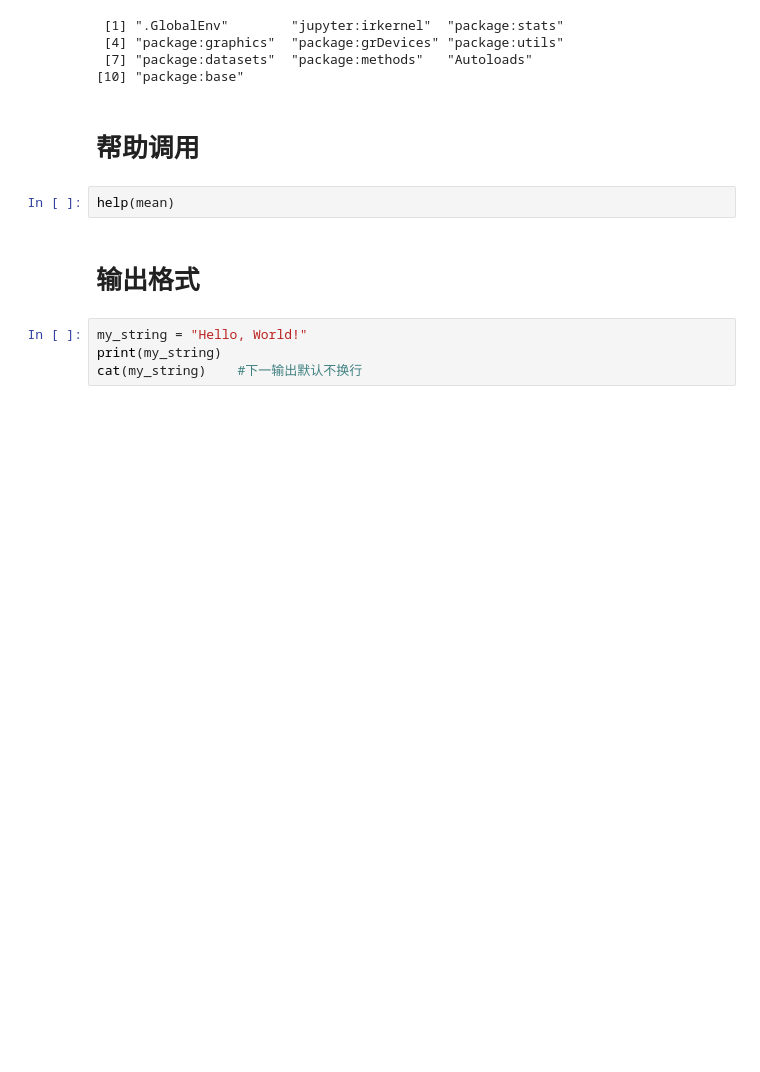
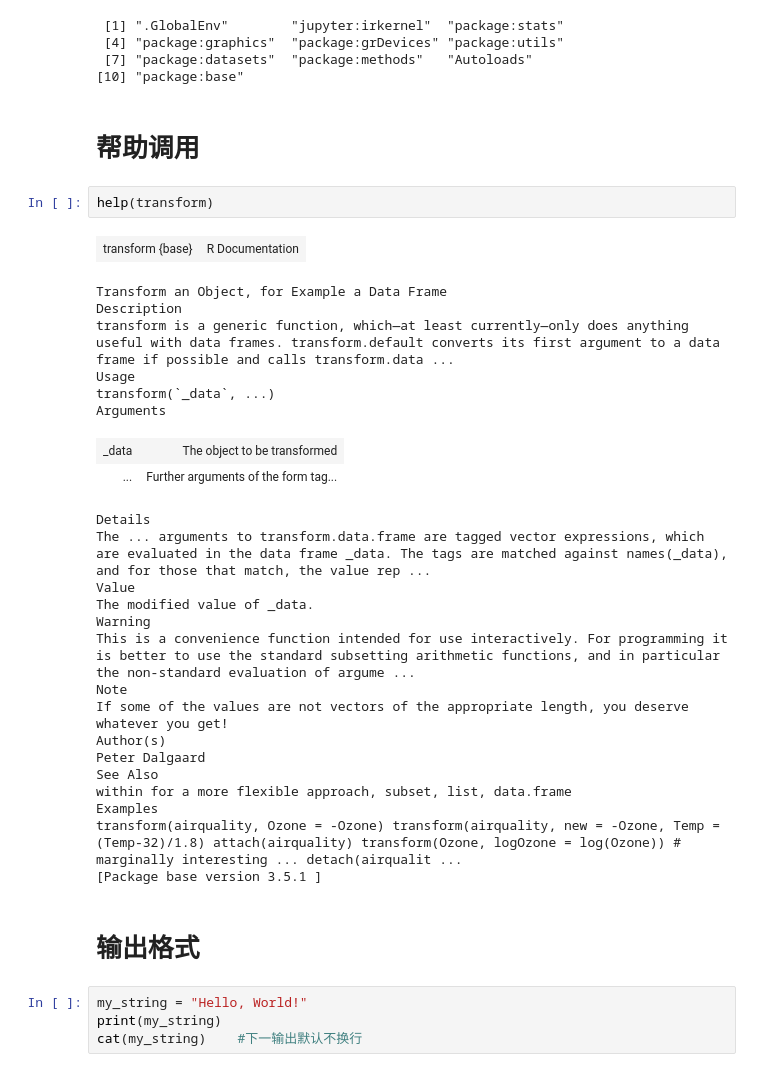
Before and after one commit to Sanningw/ML-and-DL, a Jupyter notebook: math/Statistics/R/Basics.ipynb, the cells around one changed output. Saved outputs shown, nothing was run; the diff lists cells and outputs as text; blank space fills up the shorter version.

```diff
--- a/math/Statistics/R/Basics.ipynb
+++ b/math/Statistics/R/Basics.ipynb
@@ -41,7 +41,32 @@ search()    #获取已加载包
 # %% [markdown]
 # 帮助调用
 # %%
-help(mean)
+help(transform)
+# %% [output]
+| transform {base} | R Documentation |
+Transform an Object, for Example a Data Frame
+Description
+transform is a generic function, which—at least currently—only does anything useful with data frames. transform.default converts its first argument to a data frame if possible and calls transform.data ...
+Usage
+transform(`_data`, ...)
+Arguments
+| _data | The object to be transformed |
+| ... | Further arguments of the form tag... |
+Details
+The ... arguments to transform.data.frame are tagged vector expressions, which are evaluated in the data frame _data. The tags are matched against names(_data), and for those that match, the value rep ...
+Value
+The modified value of _data.
+Warning
+This is a convenience function intended for use interactively. For programming it is better to use the standard subsetting arithmetic functions, and in particular the non-standard evaluation of argume ...
+Note
+If some of the values are not vectors of the appropriate length, you deserve whatever you get!
+Author(s)
+Peter Dalgaard
+See Also
+within for a more flexible approach, subset, list, data.frame
+Examples
+transform(airquality, Ozone = -Ozone) transform(airquality, new = -Ozone, Temp = (Temp-32)/1.8) attach(airquality) transform(Ozone, logOzone = log(Ozone)) # marginally interesting ... detach(airqualit ...
+[Package base version 3.5.1 ]
 # %% [markdown]
 # 输出格式
 # %%
```
Also changed, not shown: 3 other files.
